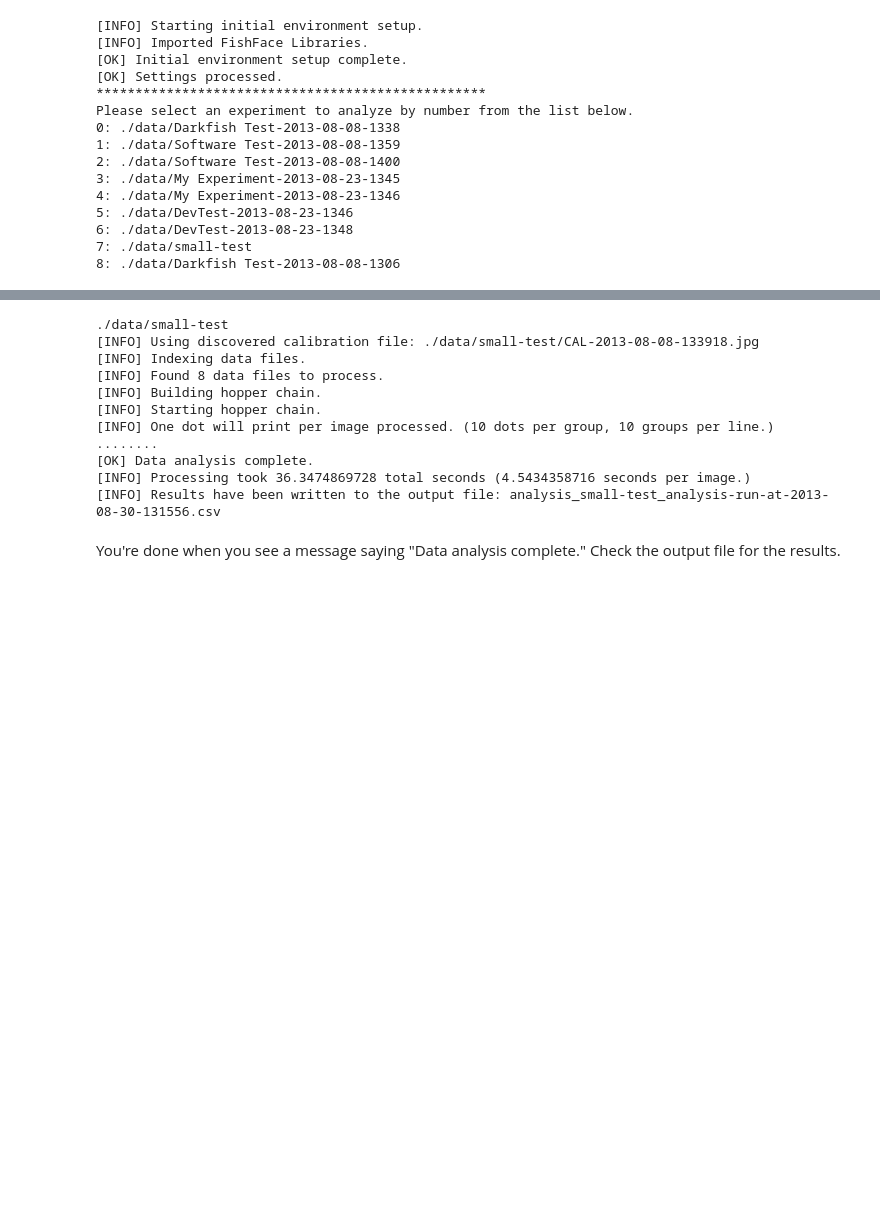
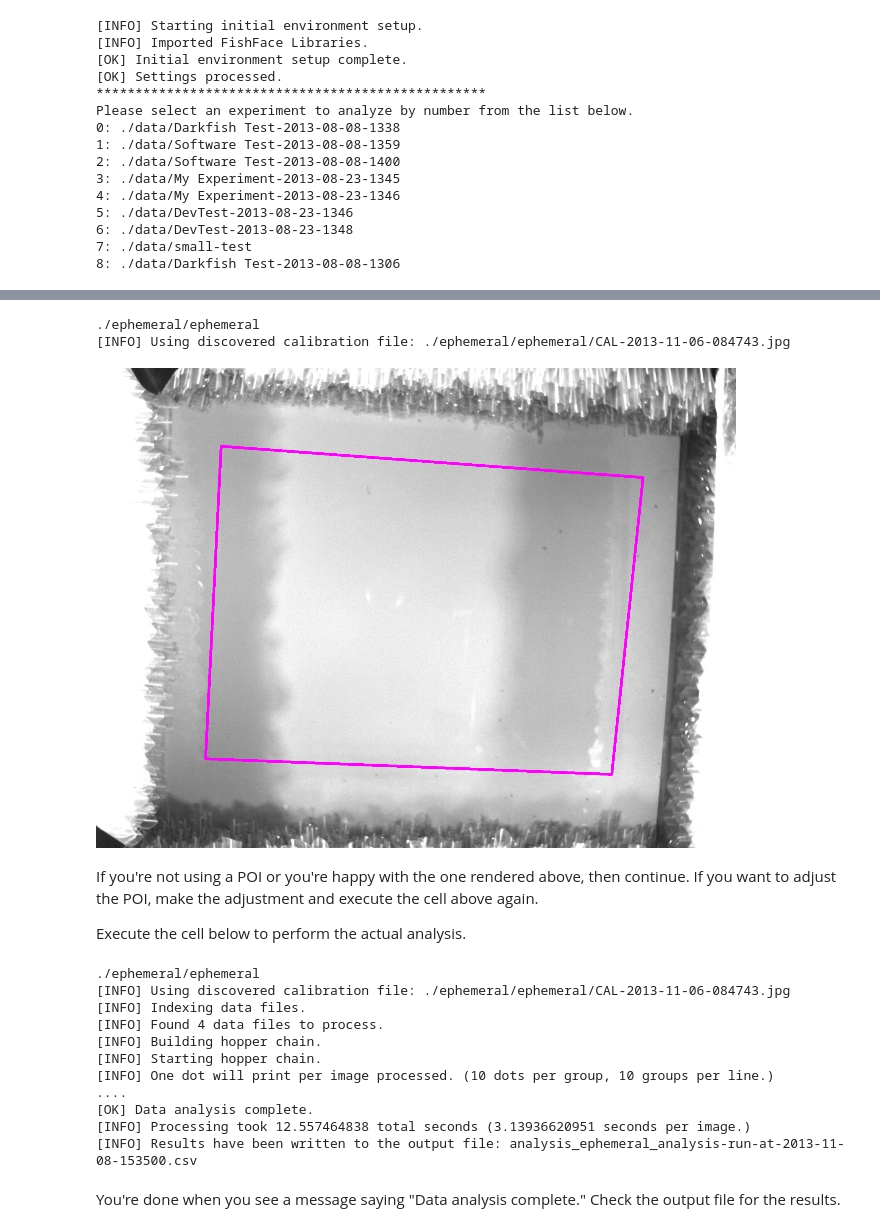
Before and after one commit to wil-langford/FishFace, a Jupyter notebook: FishFace/bin/FishFace Analysis.ipynb, the cells around one changed output, grey strips where cells are left out. Saved outputs shown, nothing was run; the diff lists cells and outputs as text; code cells hidden in the pictures; blank space fills up the shorter version.

```diff
--- a/FishFace/bin/FishFace Analysis.ipynb
+++ b/FishFace/bin/FishFace Analysis.ipynb
@@ -37,23 +48,42 @@ From the list above, decide which experiment you want to analyze, and set the SE
+# %%
+SELECT_EXPERIMENT = 0
+POI = [ [ 400,  250],
+        [1750,  350],
+        [1650, 1300],
+        [ 350, 1250]
+      ]
+
+#POI = 0
+
+poiRenderFile, POI_CONTOURS = ips.renderPOI(expDirIdx=SELECT_EXPERIMENT,calPrefix=CAL_IMAGE_PREFIX, POI=POI)
+ipd.Image(filename = poiRenderFile)
+# %% [output]
+./ephemeral/ephemeral
+[INFO] Using discovered calibration file: ./ephemeral/ephemeral/CAL-2013-11-06-084743.jpg
+[figure, added]
+# %% [markdown]
+If you're not using a POI or you're happy with the one rendered above, then continue.  If you want to adjust the POI, make the adjustment and execute the cell above again.
+
+Execute the cell below to perform the actual analysis.
 # %%
-SELECT_EXPERIMENT = 7
-
 ips.analyzeExperiment(expDirIdx=SELECT_EXPERIMENT,
                       calPrefix=CAL_IMAGE_PREFIX,
                       dataPrefix=DATA_IMAGE_PREFIX,
                       threshold=THRESHOLD,
-                      outFilenamePrefix=OUTPUT_FILENAME_PREFIX
+                      outFilenamePrefix=OUTPUT_FILENAME_PREFIX,
+                      poiContours=POI_CONTOURS
                      )
 # %% [output]
-./data/small-test
-[INFO] Using discovered calibration file: ./data/small-test/CAL-2013-08-08-133918.jpg
+./ephemeral/ephemeral
+[INFO] Using discovered calibration file: ./ephemeral/ephemeral/CAL-2013-11-06-084743.jpg
 [INFO] Indexing data files.
-[INFO] Found 8 data files to process.
+[INFO] Found 4 data files to process.
 [INFO] Building hopper chain.
 [INFO] Starting hopper chain.
 [INFO] One dot will print per image processed. (10 dots per group, 10 groups per line.)
-........
+....
 [OK] Data analysis complete.
-[INFO] Processing took 36.3474869728 total seconds (4.5434358716 seconds per image.)
-[INFO] Results have been written to the output file: analysis_small-test_analysis-run-at-2013-08-30-131556.csv
+[INFO] Processing took 12.557464838 total seconds (3.13936620951 seconds per image.)
+[INFO] Results have been written to the output file: analysis_ephemeral_analysis-run-at-2013-11-08-153500.csv
 # %% [markdown]
 You're done when you see a message saying "Data analysis complete."  Check the output file for the results.
```
Also changed, not shown: parts of 2 cells of this notebook.
